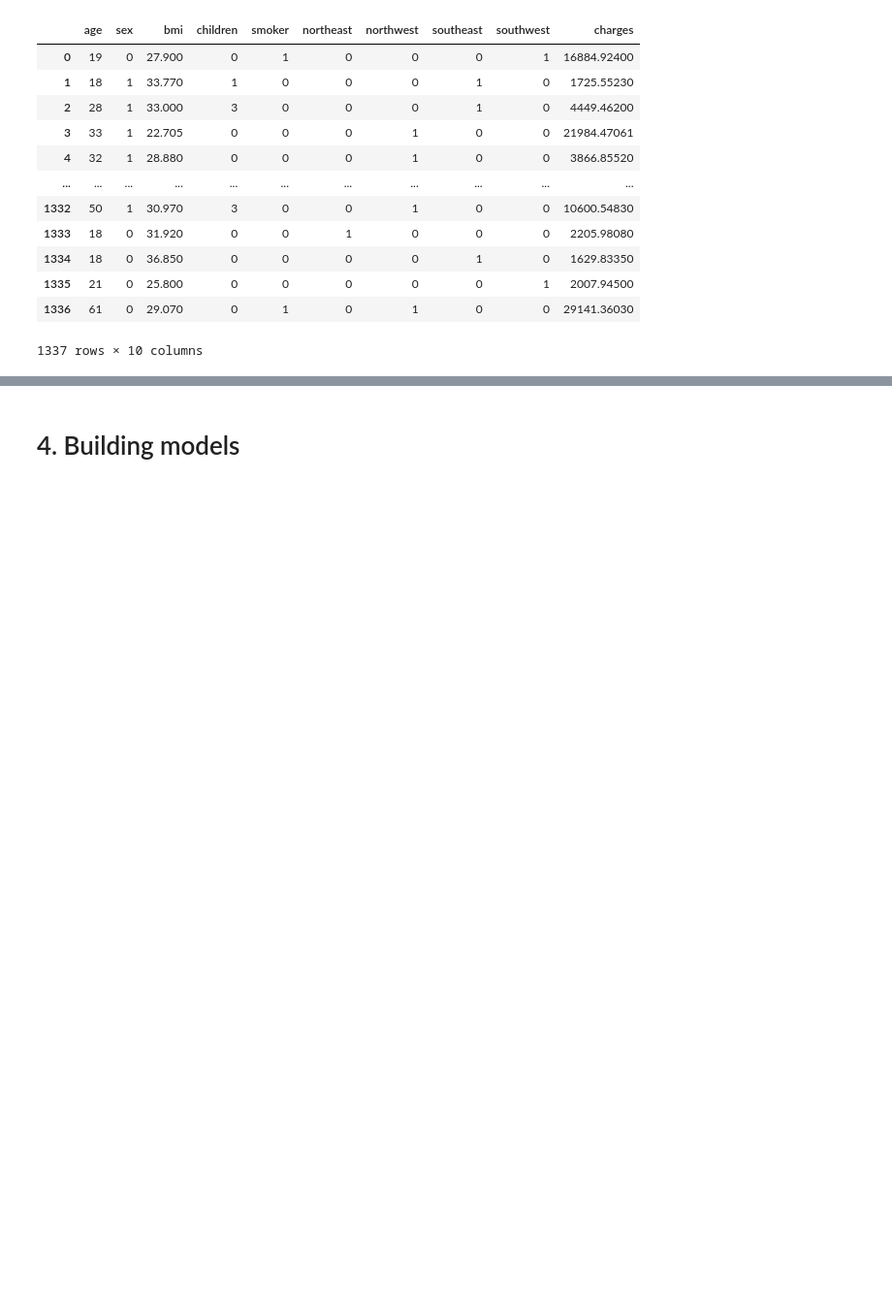
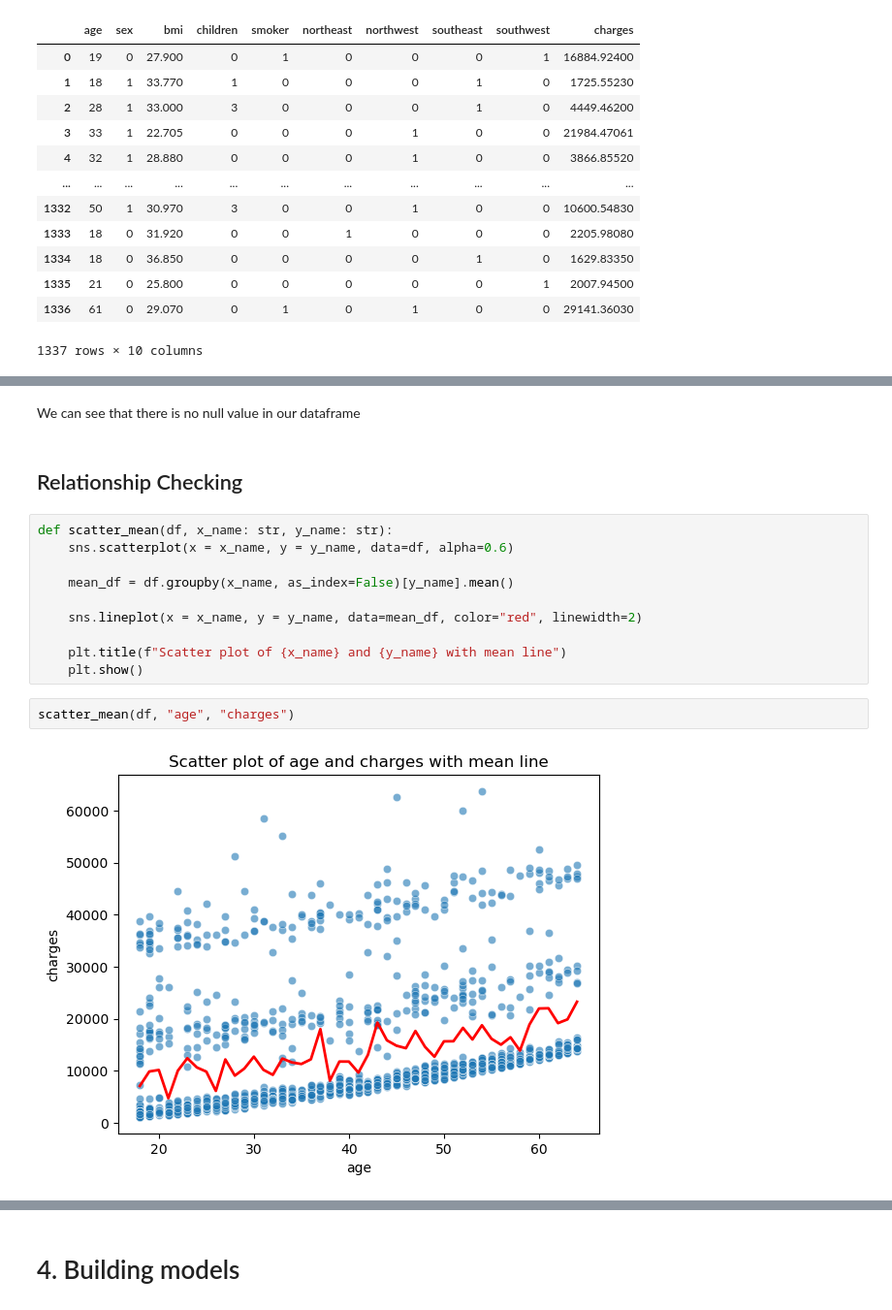
Before and after one commit to DinhXuanKhuong/Linear-Regression_Medical-Insurance-Cost-Prediction, a Jupyter notebook: code.ipynb, the cells around one changed output, grey strips where cells are left out. Shown at 97% size. Cells and saved outputs as stored; diff of their text form; blank space fills up the shorter version.

```diff
--- a/code.ipynb
+++ b/code.ipynb
@@ -261,0 +309,18 @@ bar_plot(df["children"], "Distribution of children", "orange")
+# %% [markdown]
+We can see that there is no null value in our dataframe
+# %% [markdown]
+## Relationship Checking
+# %%
+def scatter_mean(df, x_name: str, y_name: str):
+    sns.scatterplot(x = x_name, y = y_name, data=df, alpha=0.6)
+
+    mean_df = df.groupby(x_name, as_index=False)[y_name].mean()
+
+    sns.lineplot(x = x_name, y = y_name, data=mean_df, color="red", linewidth=2)
+
+    plt.title(f"Scatter plot of {x_name} and {y_name} with mean line")
+    plt.show()
+# %%
+scatter_mean(df, "age", "charges")
+# %% [output]
+[figure, added]
```
Also changed, not shown: parts of 18 cells of this notebook.
